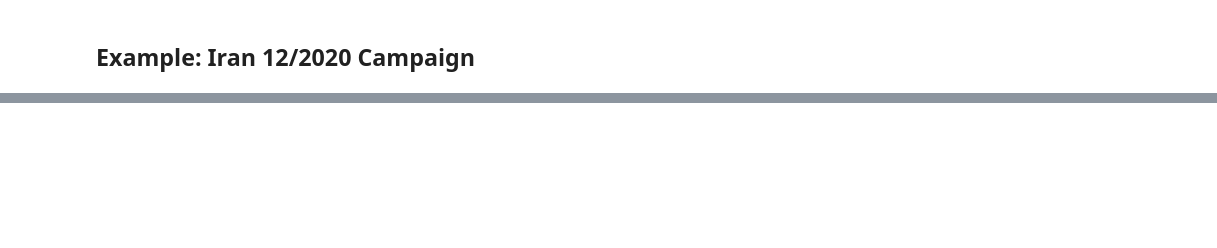
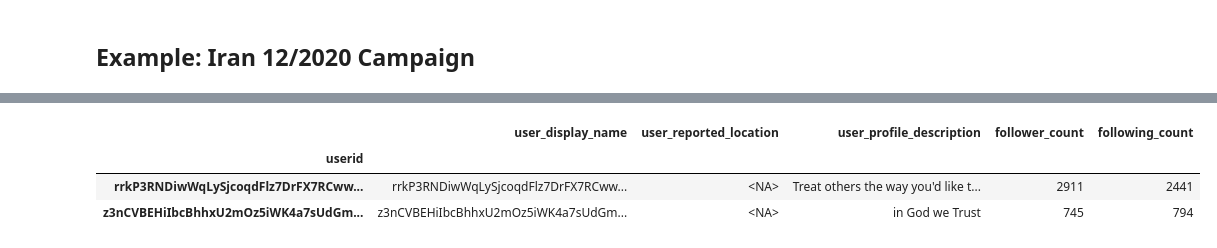
Before and after one commit to sarahkpardo/social-media-data-analysis, a Jupyter notebook: user_graph.ipynb, the cells around one changed output, grey strips where cells are left out. Cells and saved outputs as stored; diff of their text form; code cells hidden in the pictures; blank space fills up the shorter version.

Commit message:
Updated user graph

```diff
--- a/user_graph.ipynb
+++ b/user_graph.ipynb
@@ -402,0 +309,2 @@ Max betweenness centrality: 0.16, for node y3KkURpZFjT+WeW9e6BcxBYRg311F8fz1eJ64
+# %%
+rt_graph, re_graph, mention_graph = get_connections(campaign)
@@ -402,0 +372,12 @@ Max betweenness centrality: 0.16, for node y3KkURpZFjT+WeW9e6BcxBYRg311F8fz1eJ64
+# %%
+fields = ['user_display_name',
+           'user_reported_location',
+           'user_profile_description',
+           'follower_count',
+           'following_count']
+
+common_users = [userid for userid in dict(most_retweeted).keys()
+                if userid in dict(most_retweets).keys()]
+(campaign_users
+ .loc[common_users][fields]
+)
@@ -402,0 +404,3 @@ Max betweenness centrality: 0.16, for node y3KkURpZFjT+WeW9e6BcxBYRg311F8fz1eJ64
+# %%
+most_replies = top_nodes(nx.get_node_attributes(re_graph, 'out_degree'),limit=20)
+most_replies
@@ -402,0 +428,3 @@ Max betweenness centrality: 0.16, for node y3KkURpZFjT+WeW9e6BcxBYRg311F8fz1eJ64
+# %%
+most_replied = top_nodes(nx.get_node_attributes(re_graph, 'in_degree'),limit=20)
+most_replied
@@ -402,0 +452,11 @@ Max betweenness centrality: 0.16, for node y3KkURpZFjT+WeW9e6BcxBYRg311F8fz1eJ64
+# %%
+common_users = [userid for userid in dict(most_replied).keys()
+                if userid in dict(most_replies).keys()]
+(campaign_users
+ .loc[common_users][fields]
+)
+# %% [output]
+|  | user_display_name | user_reported_location | user_profile_description | follower_count | following_count |
+| userid |  |  |  |  |  |
+| rrkP3RNDiwWqLySjcoqdFlz7DrFX7RCww... | rrkP3RNDiwWqLySjcoqdFlz7DrFX7RCww... | <NA> | Treat others the way you'd like t... | 2911 | 2441 |
+| z3nCVBEHiIbcBhhxU2mOz5iWK4a7sUdGm... | z3nCVBEHiIbcBhhxU2mOz5iWK4a7sUdGm... | <NA> | in God we Trust | 745 | 794 |
```
Also changed, not shown: parts of 54 cells of this notebook.
